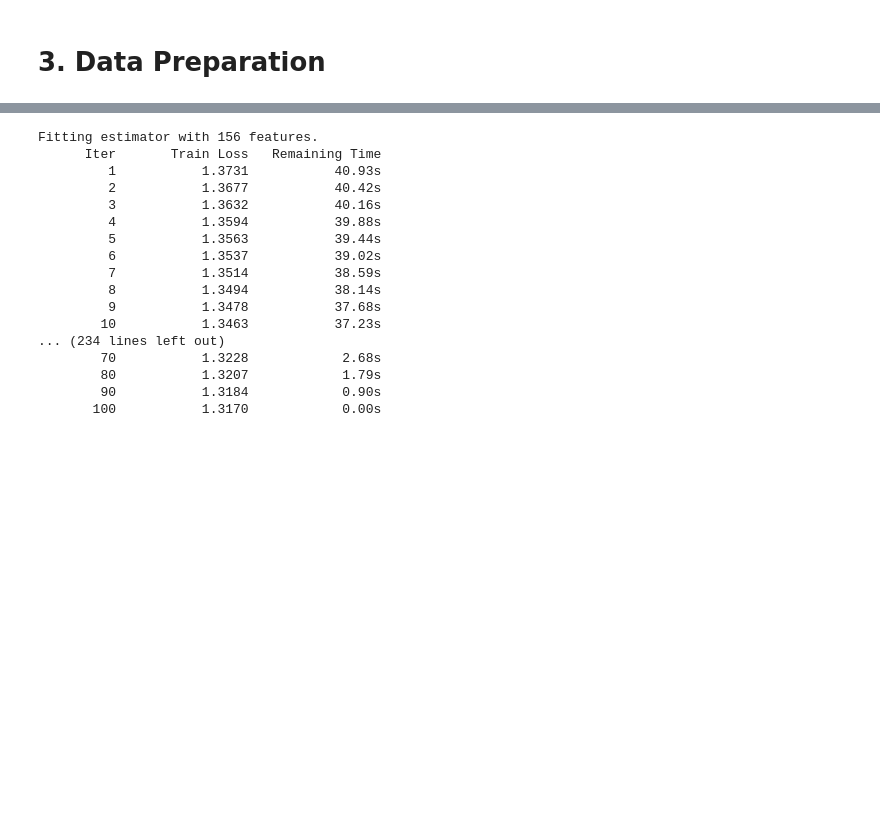
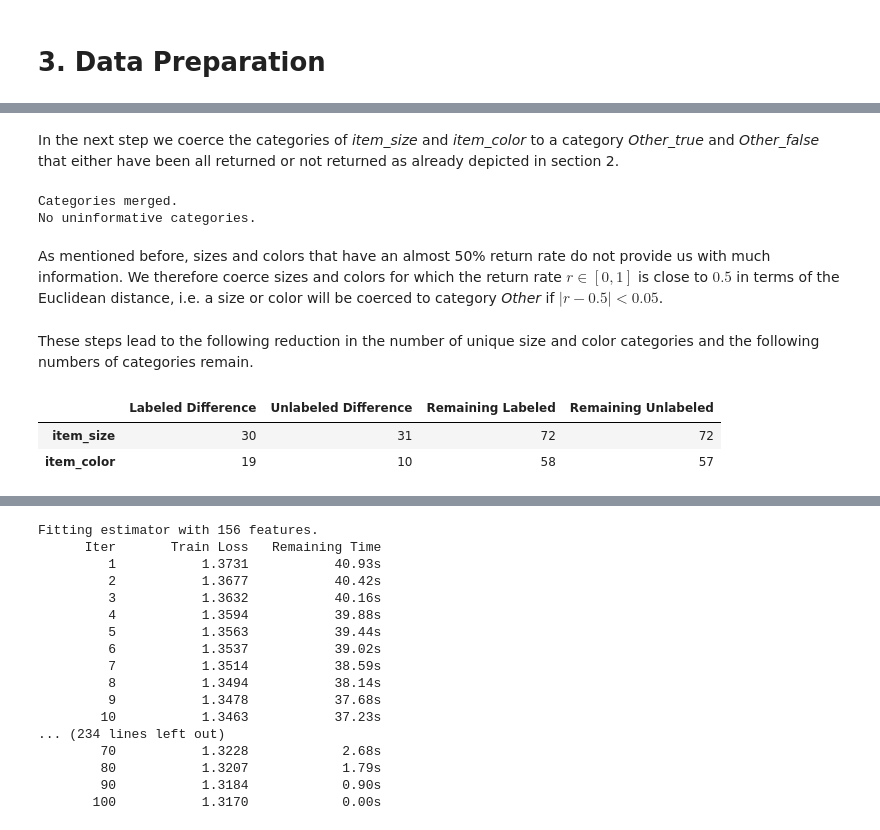
Before and after one commit to TaTo0101/bads, a Jupyter notebook: kaggle/final_v_1.ipynb, the cells around one changed output, grey strips where cells are left out. Saved outputs shown, nothing was run; the diff lists cells and outputs as text; code cells hidden in the pictures; blank space fills up the shorter version.

```diff
--- a/kaggle/final_v_1.ipynb
+++ b/kaggle/final_v_1.ipynb
@@ -572,0 +432,41 @@ First convert all category data via one-hot encoding
+# %% [markdown]
+In the next step we coerce the categories of *item_size* and *item_color* to a category *Other_true* and *Other_false* that either have been all returned or not returned as already depicted in section 2.
+# %%
+# Size
+help1 = pd.crosstab(data.item_size, data["return"]).apply(lambda r: r/r.sum(), axis=1)
+size_f, size_t = help1[help1[0] == 1], help1[help1[1] == 1] # Item sizes where return is either 0 or 1
+
+if len(size_f.index) > 0 or len(size_t.index) > 0:
+    data["item_size"] = np.where(data['item_size'].isin(size_t.index), 'Other_true', data['item_size']) # Coerce to new category
+    data["item_size"] = np.where(data['item_size'].isin(size_f.index), 'Other_false', data['item_size'])
+
+    # Repeat for unlabeled data set but only use categories identified in the labeled data set
+    data_u["item_size"] = np.where(data_u['item_size'].isin(size_t.index), 'Other_true', data_u['item_size']) # Coerce to new category
+    data_u["item_size"] = np.where(data_u['item_size'].isin(size_f.index), 'Other_false', data_u['item_size'])
+    print("Categories merged.")
+else:
+    print("No uninformative categories.")
+
+# Color
+help1 = pd.crosstab(data.item_color, data["return"]).apply(lambda r: r/r.sum(), axis=1)
+color_f, color_t = help1[help1[0] == 1], help1[help1[1] == 1] # Item sizes where return is either 0 or 1
+
+if len(color_f.index) > 0 or len(color_t.index) > 0:
+    data["item_color"] = np.where(data['item_color'].isin(color_t.index), 'Other_true', data['item_color']) # Coerce to new category
+    data["item_color"] = np.where(data['item_color'].isin(color_f.index), 'Other_false', data['item_color'])
+
+    # Repeat for unlabeled data set but only use categories identified in the labeled data set
+    data_u["item_color"] = np.where(data_u['item_color'].isin(color_t.index), 'Other_true', data_u['item_color']) # Coerce to new category
+    data_u["item_color"] = np.where(data_u['item_color'].isin(color_f.index), 'Other_false', data_u['item_color'])
+    print("Categories merged.")
+else:
+    print("No uninformative categories.")
+
+# Convert item_color and item_size back to type category
+data[filter_cat] = data[filter_cat].astype("category")
+data_u[filter_cat] = data_u[filter_cat].astype("category")
+# %% [output]
+Categories merged.
+No uninformative categories.
+# %% [markdown]
+As mentioned before, sizes and colors that have an almost 50\% return rate do not provide us with much information. We therefore coerce sizes and colors for which the return rate $r \in [0,1]$ is close to $0.5$ in terms of the Euclidean distance, i.e. a size or color will be coerced to category *Other* if $|r-0.5|< 0.05$.
@@ -572,0 +498,19 @@ First convert all category data via one-hot encoding
+# %% [markdown]
+These steps lead to the following reduction in the number of unique size and color categories and the following numbers of categories remain.
+# %%
+og_data[filter_cat] = og_data[filter_cat].astype("category") # convert original size and color variables to type category for the labeled data set
+og_data_u[filter_cat] = og_data_u[filter_cat].astype("category") # convert original size and color variables to type category for the unlabeled data set
+
+# calculate differences and save current number of unique categories for both variables and data sets
+known_diff = og_data.loc[:, ["item_size", "item_color"]].nunique()-data.loc[:, ["item_size", "item_color"]].nunique()
+unknown_diff = og_data_u.loc[:, ["item_size", "item_color"]].nunique()-data_u.loc[:, ["item_size", "item_color"]].nunique()
+known_remain = data.loc[:, ["item_size", "item_color"]].nunique()
+unknown_remain = data_u.loc[:, ["item_size", "item_color"]].nunique()
+
+# Display in Table
+pd.DataFrame(data = {"Labeled Difference" : known_diff, "Unlabeled Difference" : unknown_diff,
+                     "Remaining Labeled" : known_remain, "Remaining Unlabeled" : unknown_remain})
+# %% [output]
+|  | Labeled Difference | Unlabeled Difference | Remaining Labeled | Remaining Unlabeled |
+| item_size | 30 | 31 | 72 | 72 |
+| item_color | 19 | 10 | 58 | 57 |
```
Also changed, not shown: parts of 86 cells of this notebook, 2 other files.
